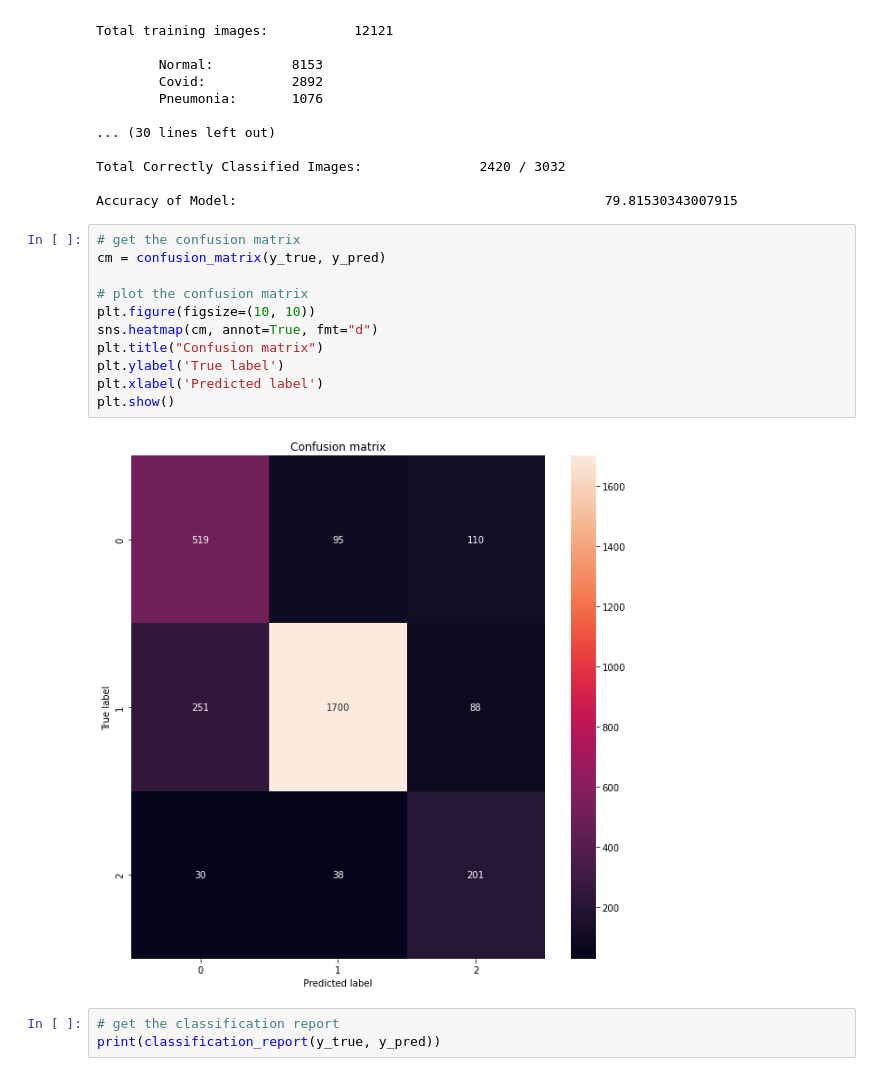
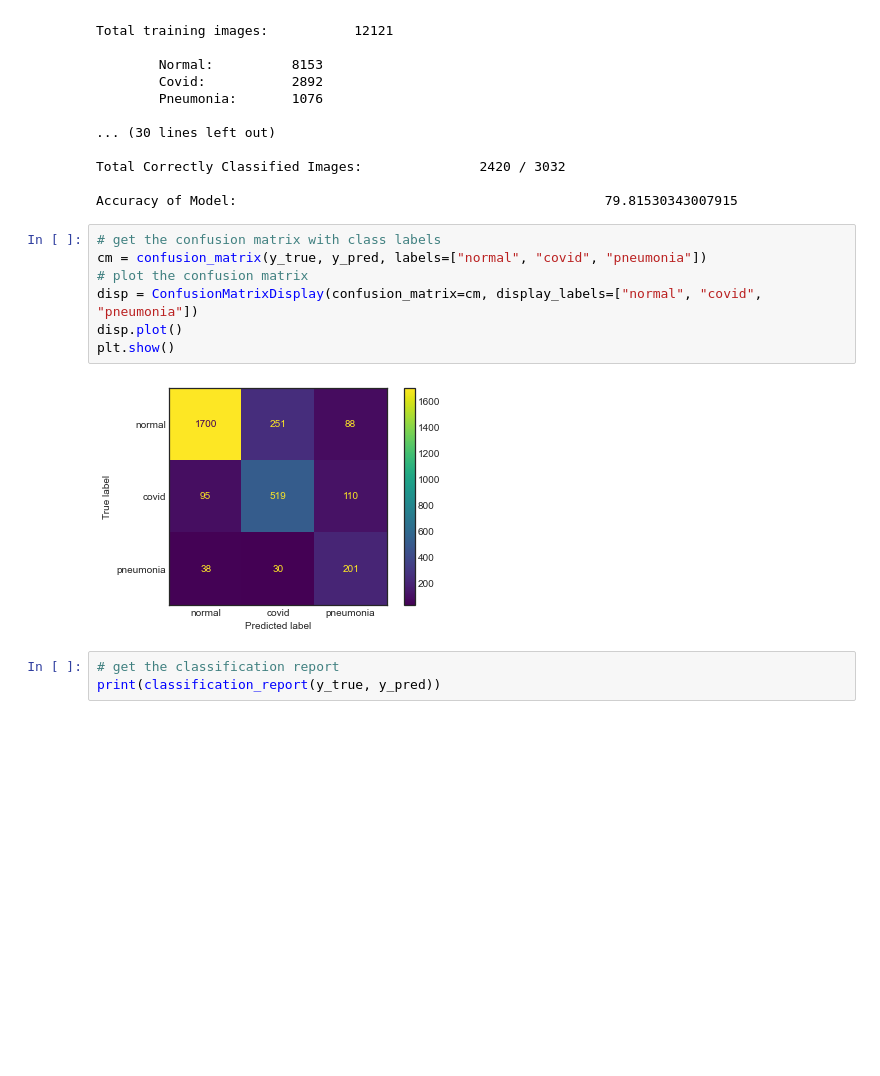
Before and after one commit to Tanmay19code/COVID-19-RADIOGRAPHY-USING-MULTIPROTOTYPE-FUZZY-LOGIC, a Jupyter notebook: code/final.ipynb, the cells around one changed output. Drawn from its saved outputs; the diff is of its cells as text; blank space fills up the shorter version.

```diff
--- a/code/final.ipynb
+++ b/code/final.ipynb
@@ -1182,18 +1185,14 @@ Total Correctly Classified Images:               2420 / 3032
 
 Accuracy of Model:                                               79.81530343007915
 # %%
-# get the confusion matrix
-cm = confusion_matrix(y_true, y_pred)
-
+# get the confusion matrix with class labels
+cm = confusion_matrix(y_true, y_pred, labels=["normal", "covid", "pneumonia"])
 # plot the confusion matrix
-plt.figure(figsize=(10, 10))
-sns.heatmap(cm, annot=True, fmt="d")
-plt.title("Confusion matrix")
-plt.ylabel('True label')
-plt.xlabel('Predicted label')
+disp = ConfusionMatrixDisplay(confusion_matrix=cm, display_labels=["normal", "covid", "pneumonia"])
+disp.plot()
 plt.show()
 # %% [output]
-[figure, old version]
+[figure, new version]
 # %%
 # get the classification report
 print(classification_report(y_true, y_pred))
```
Also changed, not shown: parts of 1 cell of this notebook, 2 other files.
